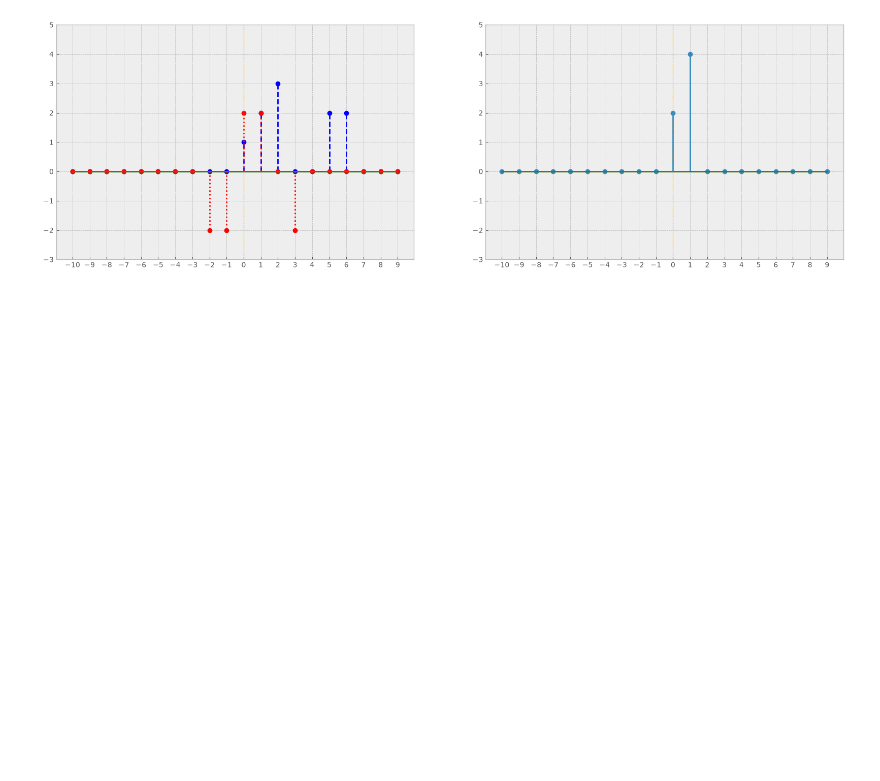
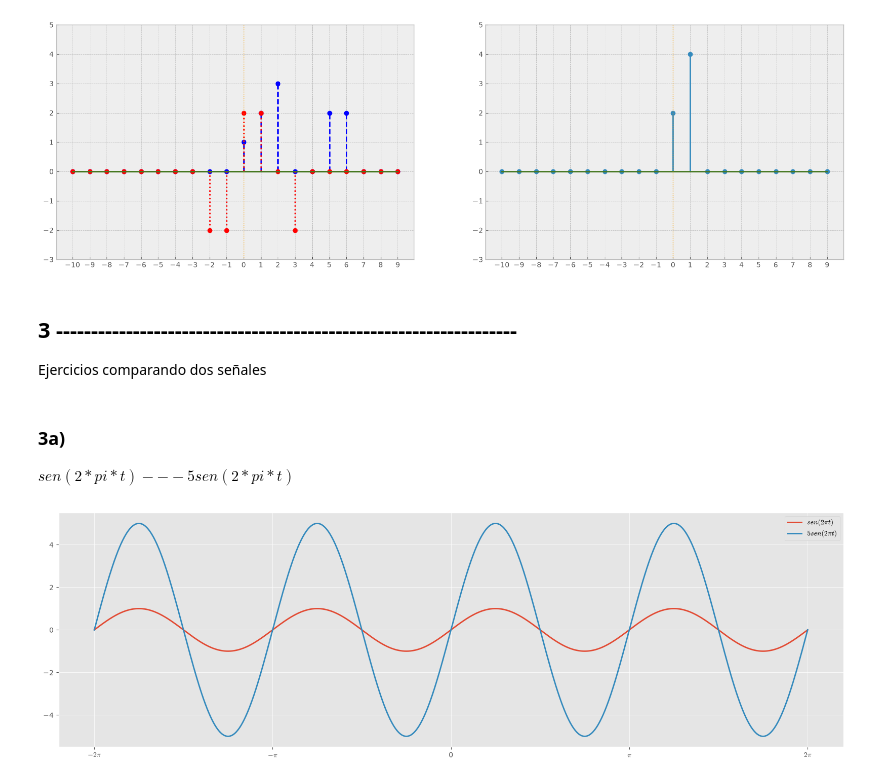
Before and after one commit to ilavaggi/SyS-2026, a Jupyter notebook: TP1.ipynb, the cells around one changed output. Drawn from its saved outputs; the diff is of its cells as text; code cells hidden in the pictures; blank space fills up the shorter version.

```diff
--- a/TP1.ipynb
+++ b/TP1.ipynb
@@ -296,3 +296,36 @@ eje[1].axvline(0, color="orange", linewidth=1, linestyle=":")
 plt.show()
 # %% [output]
 [figure]
+# %% [markdown]
+## 3 ------------------------------------------------------------------
+Ejercicios comparando dos señales
+# %% [markdown]
+### 3a)
+$sen(2*pi*t) --- 5 sen(2*pi*t)$
+# %%
+from math import pi
+
+t = np.linspace(-2, 2, 10000) # NO lo tengo que pasar a pi, el seno ya lo toma en radianes
+
+ft = np.sin(2*pi*t)
+gt = 5 * np.sin(2*pi*t)
+
+# colores...
+plt.style.use("ggplot")
+
+plt.figure(figsize=(20,6))
+
+plt.plot(t,ft, label=r"$sen(2\pi t)$") # hoy descubrimos que con \pi encerrandolo en $ te pone el simbolo
+plt.plot(t,gt, label=r"$5sen(2\pi t)$")
+
+# y por que me da TOC, le pongo al eje X pero con notacion en pi (-2pi, -pi, 0, pi, 2pi)
+plt.xticks(
+    [-2, -1, 0, 1, 2],
+    [r"$-2\pi$", r"$-\pi$", "0", r"$\pi$", r"$2\pi$"]
+)
+
+plt.legend()
+
+plt.show()
+# %% [output]
+[figure, added]
```
Also changed, not shown: parts of 1 cell of this notebook.
